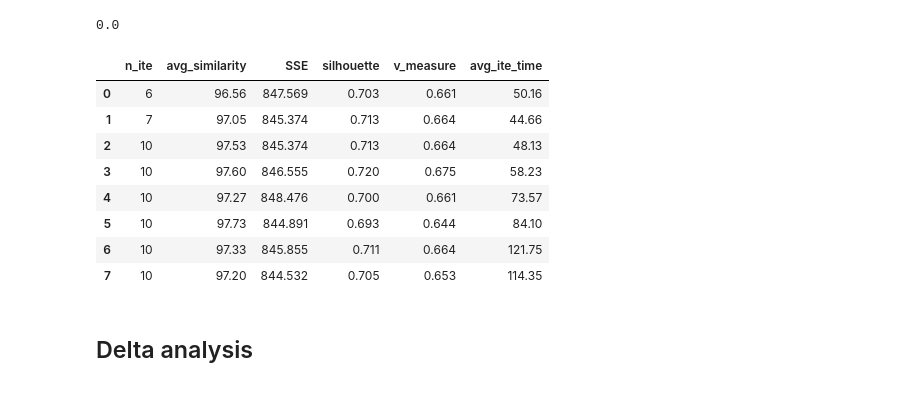
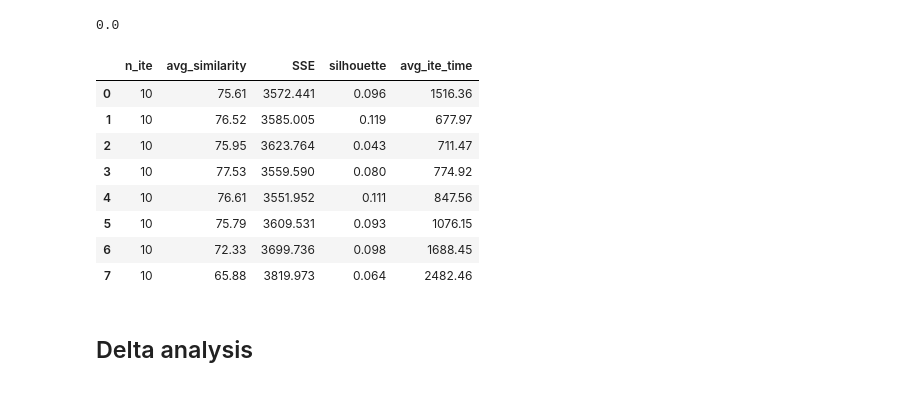
Before and after one commit to AlessandroPoggiali/QKmeans, a Jupyter notebook: test_analysis.ipynb, the cells around one changed output. Drawn from its saved outputs; the diff is of its cells as text; code cells hidden in the pictures.

```diff
--- a/test_analysis.ipynb
+++ b/test_analysis.ipynb
@@ -844,21 +842,21 @@ np.linalg.norm(A-B, ord='fro')
 # %% [output]
 0.0
 # %%
-dataset = 'noisymoon_qkmeans'
+dataset = 'diabetes_qkmeans'
 df = pd.read_csv("result/" + str(dataset) + ".csv", sep=',')
-df[['n_ite','avg_similarity','SSE','silhouette','v_measure','avg_ite_time']].to_csv('prova.csv')
+df[['n_ite','avg_similarity','SSE','silhouette','avg_ite_time']].to_csv('prova.csv')
 # %%
-df[['n_ite','avg_similarity','SSE','silhouette','v_measure','avg_ite_time']]
+df[['n_ite','avg_similarity','SSE','silhouette','avg_ite_time']]
 # %% [output]
-|  | n_ite | avg_similarity | SSE | silhouette | v_measure | avg_ite_time |
-| 0 | 6 | 96.56 | 847.569 | 0.703 | 0.661 | 50.16 |
-| 1 | 7 | 97.05 | 845.374 | 0.713 | 0.664 | 44.66 |
-| 2 | 10 | 97.53 | 845.374 | 0.713 | 0.664 | 48.13 |
-| 3 | 10 | 97.60 | 846.555 | 0.720 | 0.675 | 58.23 |
-| 4 | 10 | 97.27 | 848.476 | 0.700 | 0.661 | 73.57 |
-| 5 | 10 | 97.73 | 844.891 | 0.693 | 0.644 | 84.10 |
-| 6 | 10 | 97.33 | 845.855 | 0.711 | 0.664 | 121.75 |
-| 7 | 10 | 97.20 | 844.532 | 0.705 | 0.653 | 114.35 |
+|  | n_ite | avg_similarity | SSE | silhouette | avg_ite_time |
+| 0 | 10 | 75.61 | 3572.441 | 0.096 | 1516.36 |
+| 1 | 10 | 76.52 | 3585.005 | 0.119 | 677.97 |
+| 2 | 10 | 75.95 | 3623.764 | 0.043 | 711.47 |
+| 3 | 10 | 77.53 | 3559.590 | 0.080 | 774.92 |
+| 4 | 10 | 76.61 | 3551.952 | 0.111 | 847.56 |
+| 5 | 10 | 75.79 | 3609.531 | 0.093 | 1076.15 |
+| 6 | 10 | 72.33 | 3699.736 | 0.098 | 1688.45 |
+| 7 | 10 | 65.88 | 3819.973 | 0.064 | 2482.46 |
 # %% [markdown]
 <h2>Delta analysis<h2>
 # %%
```
Also changed, not shown: parts of 7 cells of this notebook, 11 other files.
